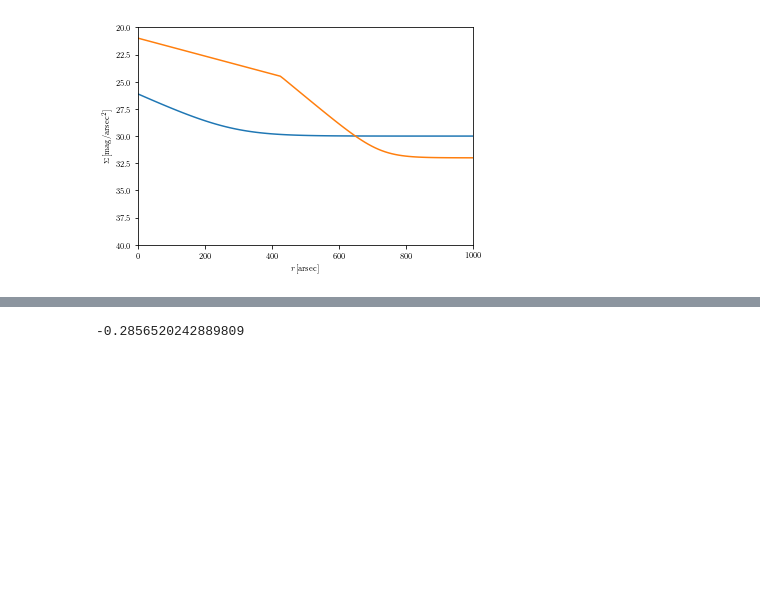
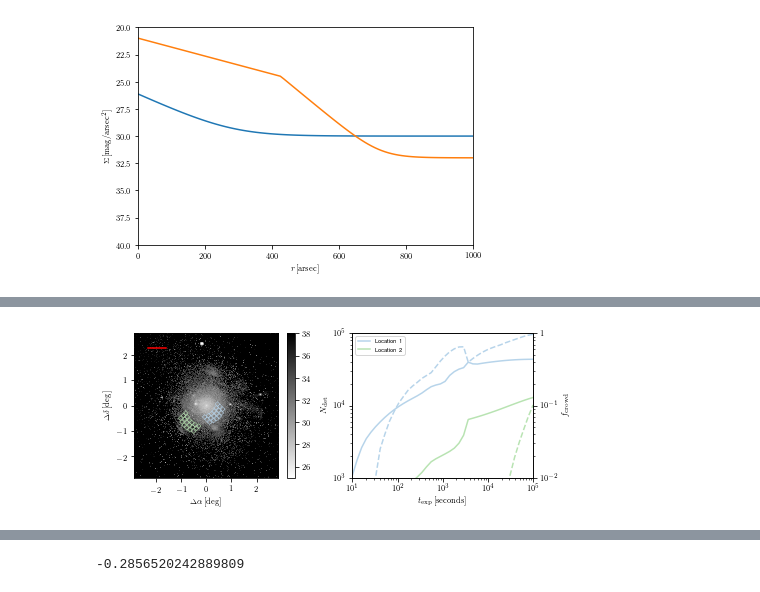
Before and after one commit to ltlancas/walter, a Jupyter notebook: observation.ipynb, the cells around one changed output, grey strips where cells are left out. Cells and saved outputs as stored; diff of their text form; code cells hidden in the pictures; blank space fills up the shorter version.

```diff
--- a/observation.ipynb
+++ b/observation.ipynb
@@ -356,2 +448,44 @@ Okay, now I'm going to use one of those surface brightness profiles to make a su
+# %%
+ax1 = plt.subplot(121)
+# plot the surface birghtness map as an image
+im = ax1.imshow(halo02_surfR,cmap='binary',extent = (-ang_size/2,ang_size/2,-ang_size/2,ang_size/2),vmin=25,vmax=38)
+plt.colorbar(im) # with a color bar
+
+# include a scale to indicate a distance of 50 kpc
+plt.plot([-ang_size*0.4,-ang_size*0.4 + 50*kta],[ang_size*0.4,ang_size*0.4],'r')
+
+# plot the RST field of view on the image
+plot_RST_foV(ax1,rst_x0,rst_y0,1.0,rst_phi,plt.cm.Blues(0.3))
+plot_RST_foV(ax1,-2*rst_x0,2*rst_y0,1.0,-1*rst_phi,plt.cm.Greens(0.3))
+
+ax1.set_xlabel(r"$\Delta \alpha \, [{\rm deg}]$")
+ax1.set_ylabel(r"$\Delta \delta \, [{\rm deg}]$")
+
+ax2 = plt.subplot(122)
+ax2.plot(exp_ts,ndets1,c=plt.cm.Blues(0.3),label="Location 1")
+ax2.plot(exp_ts,1e5*fcrowds1,'--',c=plt.cm.Blues(0.3))
+ax2.plot(exp_ts,ndets2,c=plt.cm.Greens(0.3),label="Location 2")
+ax2.plot(exp_ts,1e5*fcrowds2,'--',c=plt.cm.Greens(0.3))
+ax2.set_ylabel(r"$N_{\rm det}$")
+ax2.set_xlabel(r"$t_{\rm exp} \, [{\rm seconds}]$")
+ax2.set_ylim(1e3,1e5)
+ax2.set_xlim(1e1,1e5)
+ax2.set_xscale("log")
+ax2.set_yscale("log")
+ax2.legend()
+
+ax2c = ax2.twinx()
+ax2c.set_yscale("log")
+ax2c.set_ylim(ax2.get_ylim())
+ax2c.set_yticks([1e3,1e4,1e5])
+ax2c.set_yticklabels(["$10^{-2}$","$10^{-1}$","$1$"])
+ax2c.set_ylabel(r"$f_{\rm crowd}$")
+
+
+plt.gcf().set_size_inches((2.*3.37, 3.37*.8))
+plt.tight_layout()
+plt.savefig("../plotting/Figures/halo_obs.png")
+# %% [output]
+[figure, added]
 # %%
 N = 512
```
Also changed, not shown: parts of 15 cells of this notebook.
